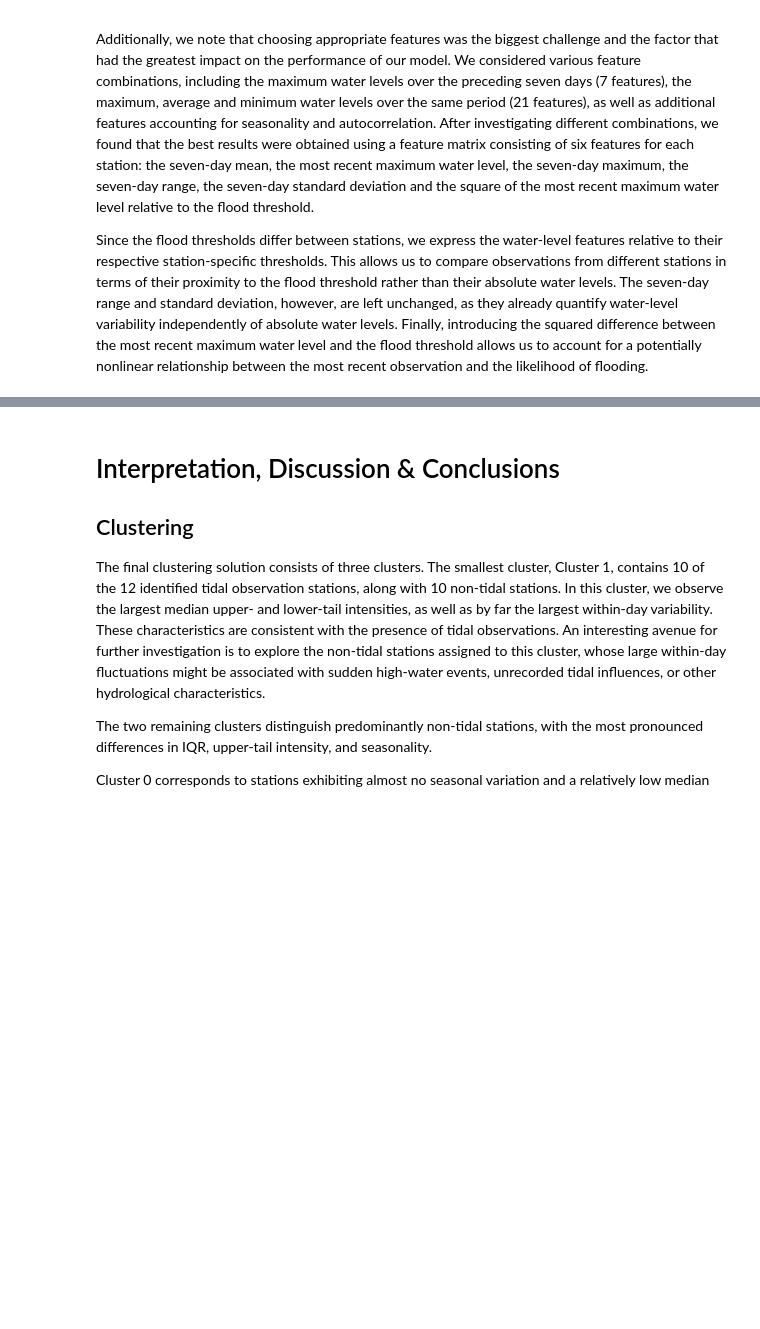
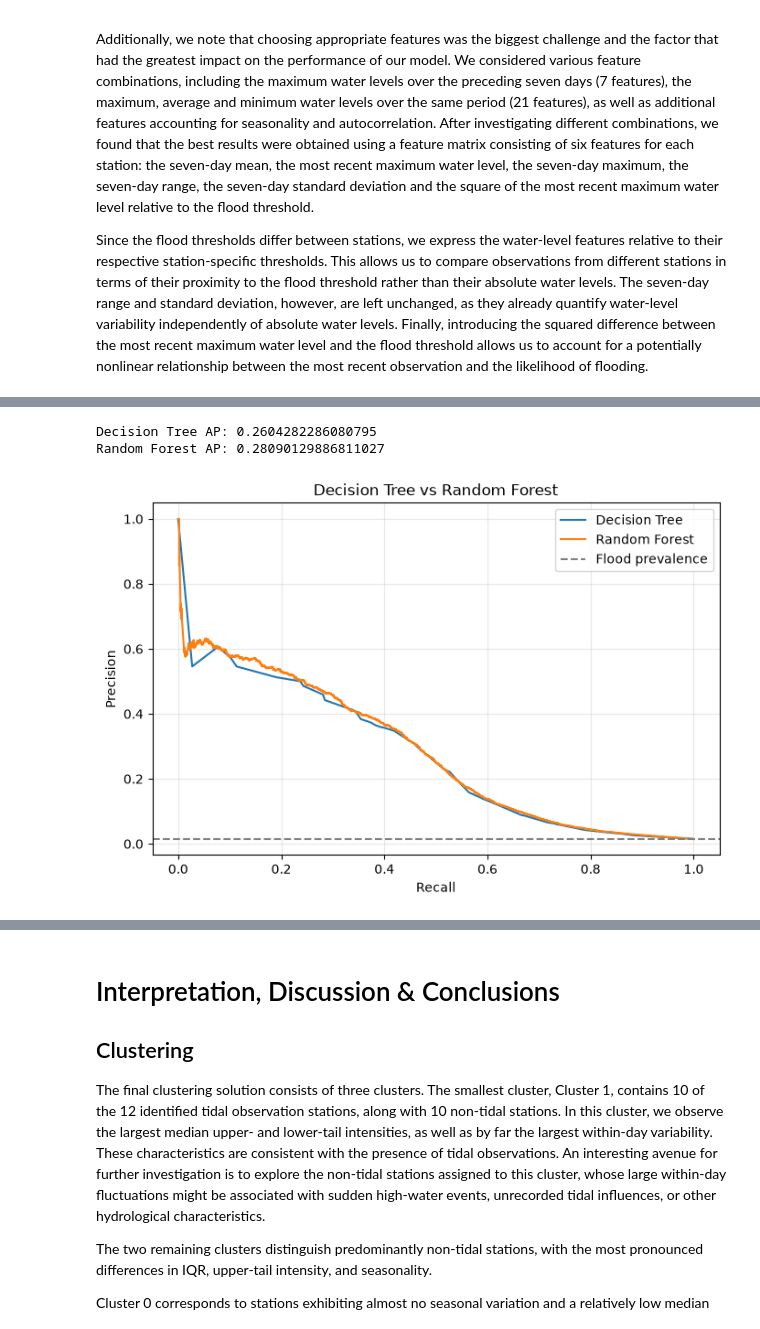
Before and after one commit to EmmaSC05/MLP-Group-Project, a Jupyter notebook: Project_copy_Maciek_ver-EMMA.ipynb, the cells around one changed output, grey strips where cells are left out. Drawn from its saved outputs; the diff is of its cells as text; code cells hidden in the pictures; blank space fills up the shorter version.

```diff
--- a/Project_copy_Maciek_ver-EMMA.ipynb
+++ b/Project_copy_Maciek_ver-EMMA.ipynb
@@ -480,0 +1051,33 @@ y_pred_test = logistic.predict(X_test)
+# %%
+from sklearn.metrics import precision_recall_curve
+
+# Compare average precision
+print("Decision Tree AP:",
+      average_precision_score(y_val, y_prob_tuned))
+
+print("Random Forest AP:",
+      average_precision_score(y_val, y_prob_rf))
+
+# Calculate precision-recall curves
+p_tree, r_tree, _ = precision_recall_curve(y_val, y_prob_tuned)
+p_rf, r_rf, _ = precision_recall_curve(y_val, y_prob_rf)
+
+# Plot the results
+plt.figure(figsize=(8, 5))
+
+plt.plot(r_tree, p_tree, label="Decision Tree")
+plt.plot(r_rf, p_rf, label="Random Forest")
+
+plt.axhline(y=y_val.mean(), linestyle="--",
+            color="grey", label="Flood prevalence")
+
+plt.xlabel("Recall")
+plt.ylabel("Precision")
+plt.title("Decision Tree vs Random Forest")
+plt.legend()
+plt.grid(alpha=0.3)
+plt.show()
+# %% [output]
+Decision Tree AP: 0.2604282286080795
+Random Forest AP: 0.28090129886811027
+[figure, added]
```
Also changed, not shown: parts of 31 cells of this notebook.
